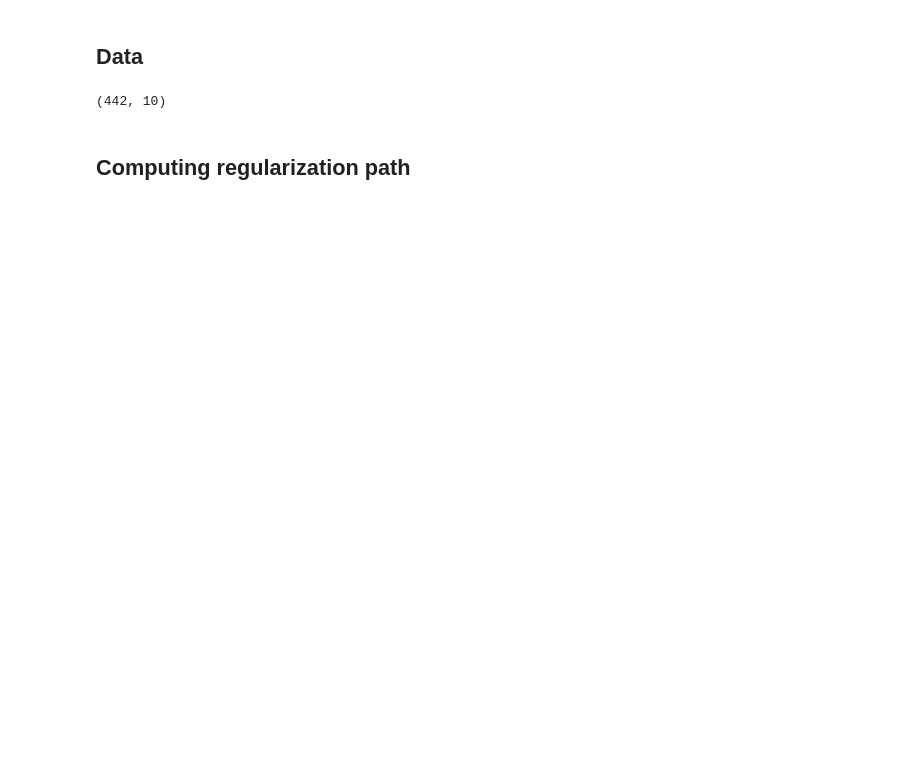
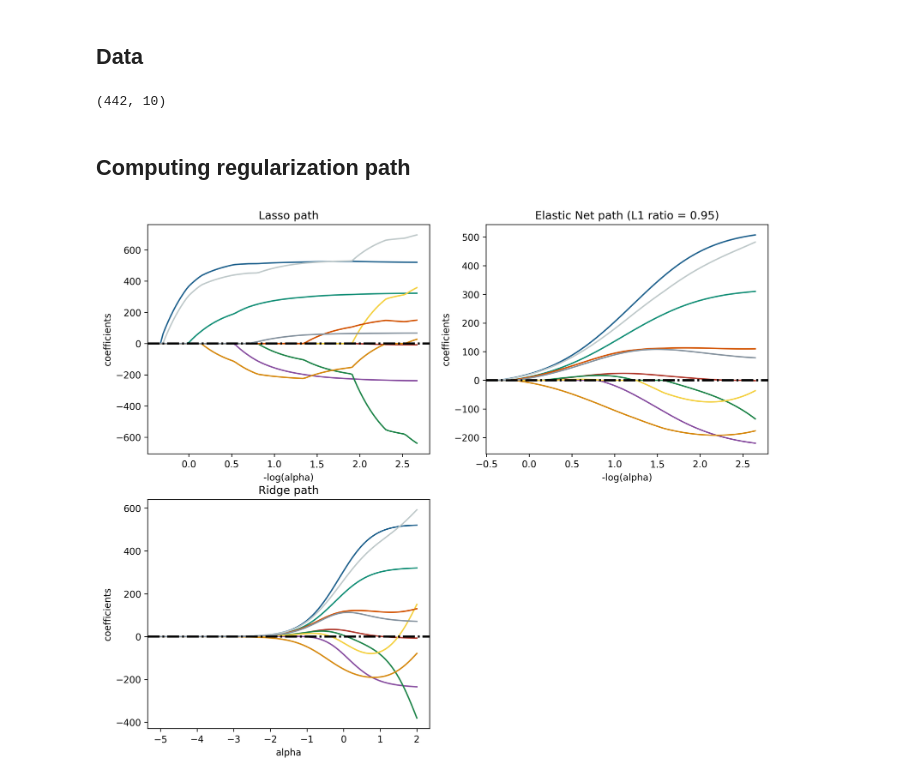
Before and after one commit to MingChen0919/python-machine-learning, a Jupyter notebook: coefficients-and-regularization.ipynb, the cells around one changed output. Cells and saved outputs as stored; diff of their text form; code cells hidden in the pictures; blank space fills up the shorter version.

```diff
--- a/coefficients-and-regularization.ipynb
+++ b/coefficients-and-regularization.ipynb
@@ -41,33 +41,35 @@ sp2 = splots[0,1]
 sp3 = splots[1,0]
 sp4 = splots[1,1]
 sp4.set_axis_off()
 colors = list(mcolors.CSS4_COLORS.keys())[:X.shape[1]]
 colors = ['#B03A2E', '#884EA0', '#1F618D', '#148F77', '#1E8449',
           '#F4D03F', '#D68910', '#D35400', '#BFC9CA', '#85929E']
 
 # lasso path
 for coef_l, c in zip(coefs_lasso, colors):
     sp1.plot(-np.log10(alphas_lasso), coef_l, c)
     sp1.set_xlabel("-log(alpha)")
     sp1.set_ylabel('coefficients')
     sp1.set_title('Lasso path')
-    sp1.axhline(y=0, lw=2, ls='-.')
+    sp1.axhline(y=0, lw=2, ls='-.', c='black')
 
 # elastic net path
 for coef_e, c in zip(coefs_enet, colors):
     sp2.plot(-np.log10(alphas_enet), coef_e, c)
     sp2.set_xlabel("-log(alpha)")
     sp2.set_ylabel('coefficients')
     sp2.set_title('Elastic Net path (L1 ratio = 0.95)')
-    sp2.axhline(y=0, lw=2)
+    sp2.axhline(y=0, lw=2, ls='-.', c='black')
 
 # ridge path
 coefs_rp = np.array(coefs_rp).T
 for coef_r, c in zip(coefs_rp, colors):
     sp3.plot(-np.log10(alphas_ridge), coef_r, c)
     sp3.set_xlabel("alpha")
     sp3.set_ylabel('coefficients')
     sp3.set_title('Ridge path')
-    sp3.axhline(y=0,lw=2)
+    sp3.axhline(y=0,lw=2, ls='-.', c='black')
 
 plt.show()
+# %% [output]
+[figure, added]
```
